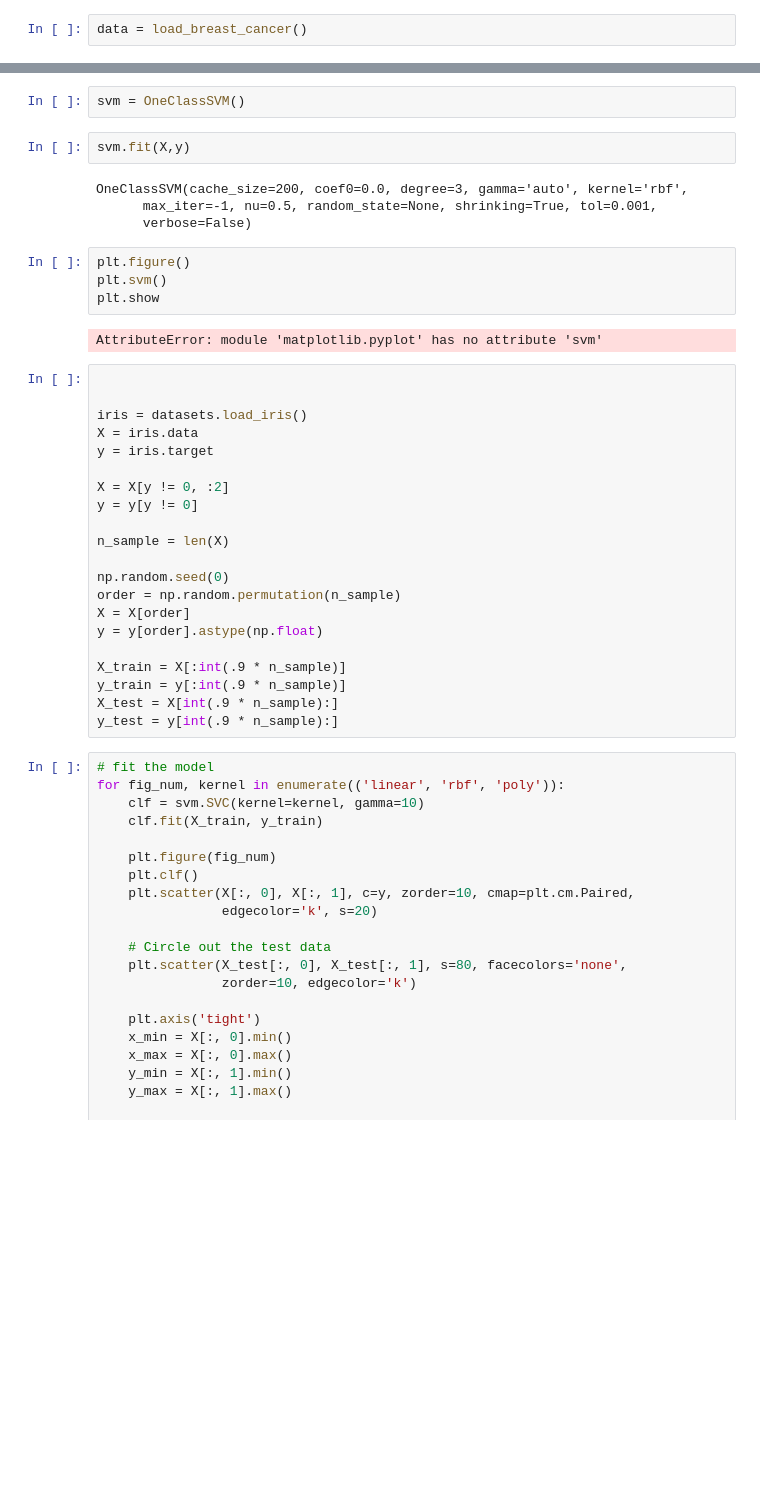
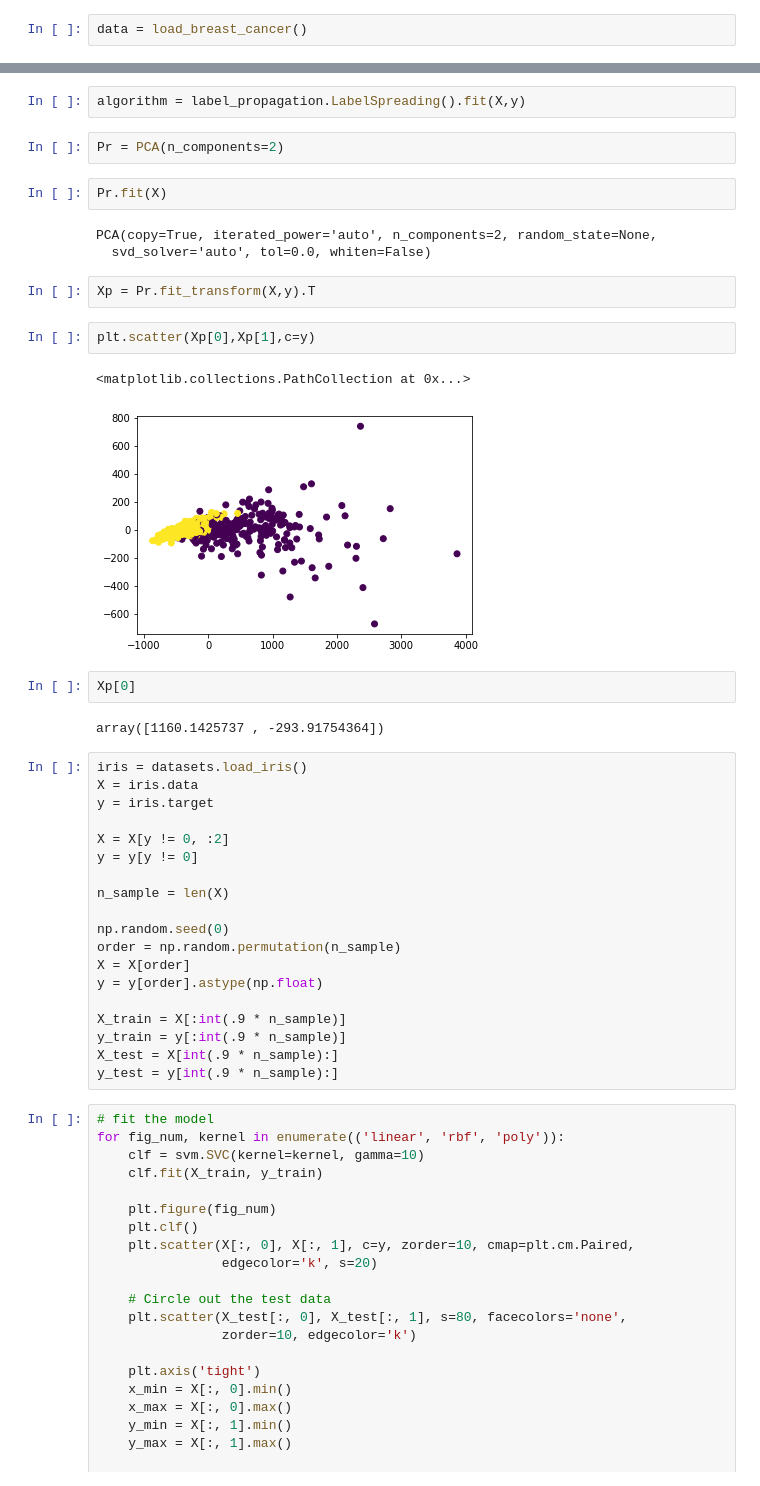
Before and after one commit to yandgong307/scRNA, a Jupyter notebook: SVM.ipynb, the cells around one changed output, grey strips where cells are left out. Drawn from its saved outputs; the diff is of its cells as text; blank space fills up the shorter version.

```diff
--- a/SVM.ipynb
+++ b/SVM.ipynb
@@ -40,20 +13,24 @@ data
-# %%
-svm = OneClassSVM()
 # %%
-svm.fit(X,y)
+algorithm = label_propagation.LabelSpreading().fit(X,y)
-# %% [output]
-OneClassSVM(cache_size=200, coef0=0.0, degree=3, gamma='auto', kernel='rbf',
-      max_iter=-1, nu=0.5, random_state=None, shrinking=True, tol=0.001,
-      verbose=False)
-# %%
-plt.figure()
-plt.svm()
-plt.show
-# %% [output]
-AttributeError: module 'matplotlib.pyplot' has no attribute 'svm'
+# %%
+Pr = PCA(n_components=2)
+# %%
+Pr.fit(X)
+# %% [output]
+PCA(copy=True, iterated_power='auto', n_components=2, random_state=None,
+  svd_solver='auto', tol=0.0, whiten=False)
+# %%
+Xp = Pr.fit_transform(X,y).T
+# %%
+plt.scatter(Xp[0],Xp[1],c=y)
+# %% [output]
+<matplotlib.collections.PathCollection at 0x...>
+[figure, added]
+# %%
+Xp[0]
+# %% [output]
+array([1160.1425737 , -293.91754364])
 # %%
-
-
 iris = datasets.load_iris()
 X = iris.data
 y = iris.target
```
Also changed, not shown: parts of 17 cells of this notebook.
